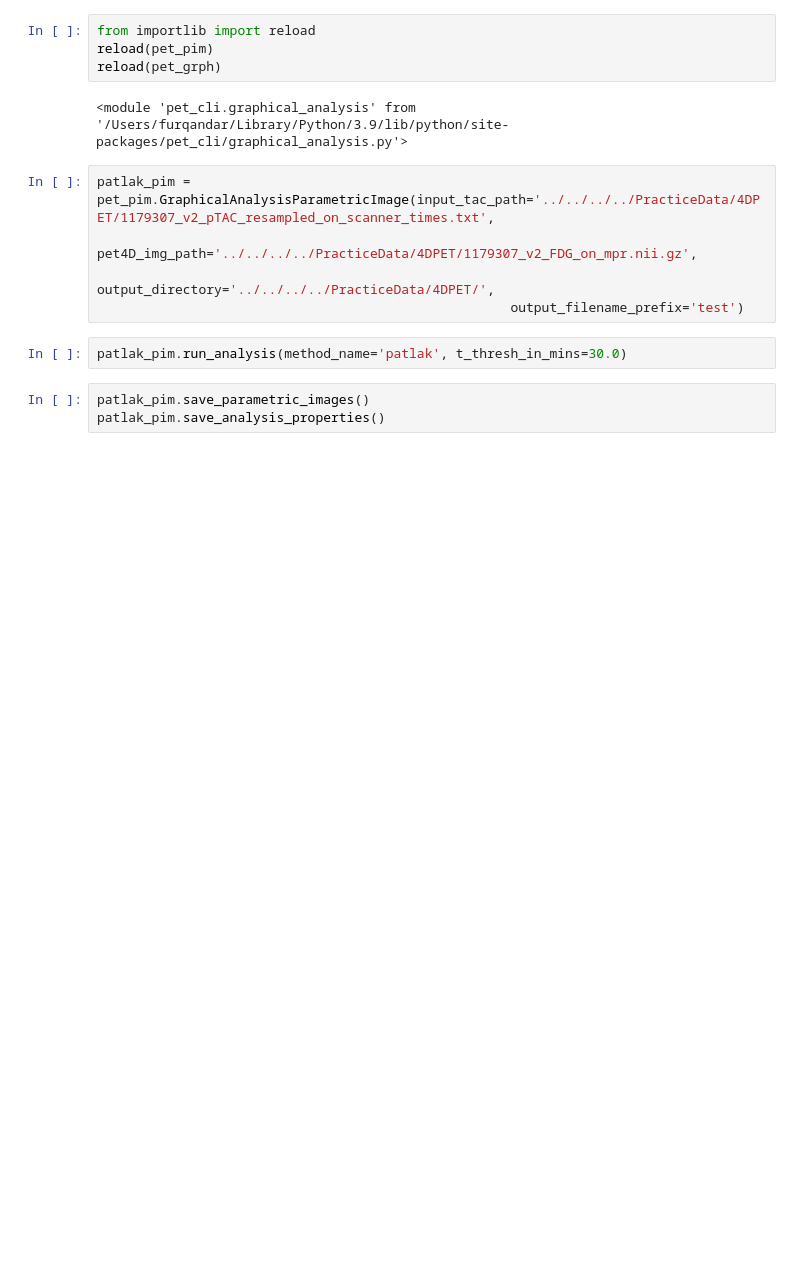
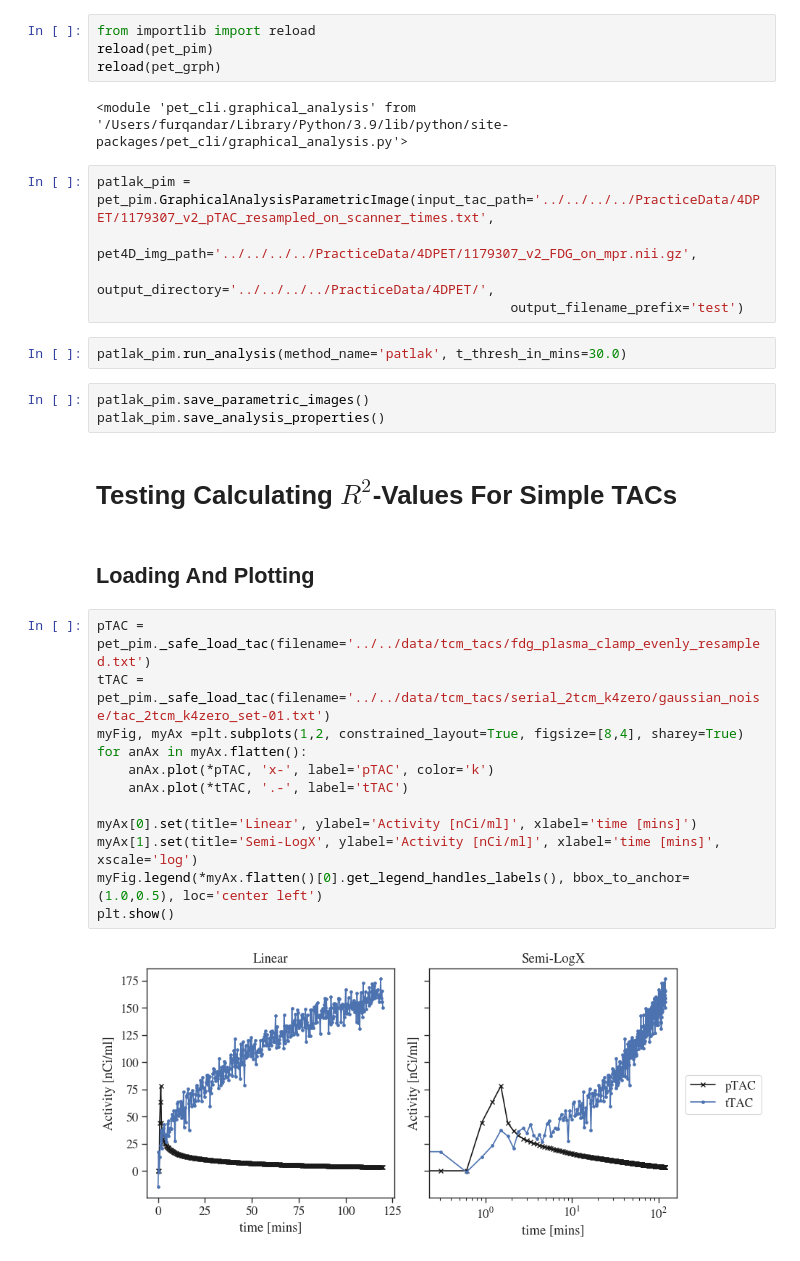
Before and after one commit to noahg-neuroimage/PETProcessing-fork2, a Jupyter notebook: test_notebooks/testing_graphical_analyses/02_testing_parametric_images.ipynb, the cells around one changed output. Cells and saved outputs as stored; diff of their text form; blank space fills up the shorter version.

```diff
--- a/test_notebooks/testing_graphical_analyses/02_testing_parametric_images.ipynb
+++ b/test_notebooks/testing_graphical_analyses/02_testing_parametric_images.ipynb
@@ -344,3 +344,21 @@ patlak_pim.run_analysis(method_name='patlak', t_thresh_in_mins=30.0)
 # %%
 patlak_pim.save_parametric_images()
 patlak_pim.save_analysis_properties()
+# %% [markdown]
+# Testing Calculating $R^2$-Values For Simple TACs
+# %% [markdown]
+## Loading And Plotting
+# %%
+pTAC = pet_pim._safe_load_tac(filename='../../data/tcm_tacs/fdg_plasma_clamp_evenly_resampled.txt')
+tTAC = pet_pim._safe_load_tac(filename='../../data/tcm_tacs/serial_2tcm_k4zero/gaussian_noise/tac_2tcm_k4zero_set-01.txt')
+myFig, myAx =plt.subplots(1,2, constrained_layout=True, figsize=[8,4], sharey=True)
+for anAx in myAx.flatten():
+    anAx.plot(*pTAC, 'x-', label='pTAC', color='k')
+    anAx.plot(*tTAC, '.-', label='tTAC')
+
+myAx[0].set(title='Linear', ylabel='Activity [nCi/ml]', xlabel='time [mins]')
+myAx[1].set(title='Semi-LogX', ylabel='Activity [nCi/ml]', xlabel='time [mins]', xscale='log')
+myFig.legend(*myAx.flatten()[0].get_legend_handles_labels(), bbox_to_anchor=(1.0,0.5), loc='center left')
+plt.show()
+# %% [output]
+[figure, added]
```
Also changed, not shown: parts of 8 cells of this notebook, 1 other file.
